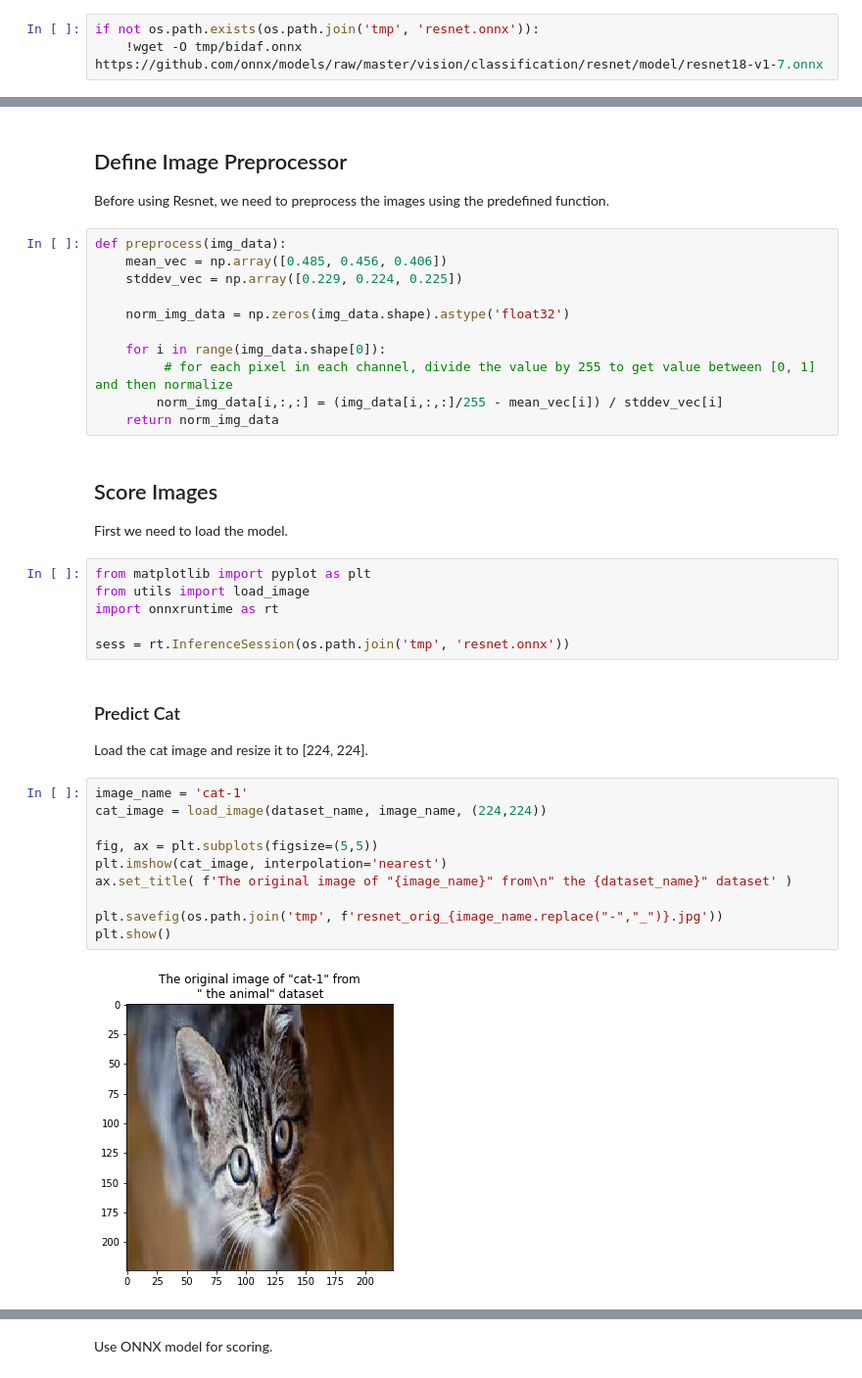
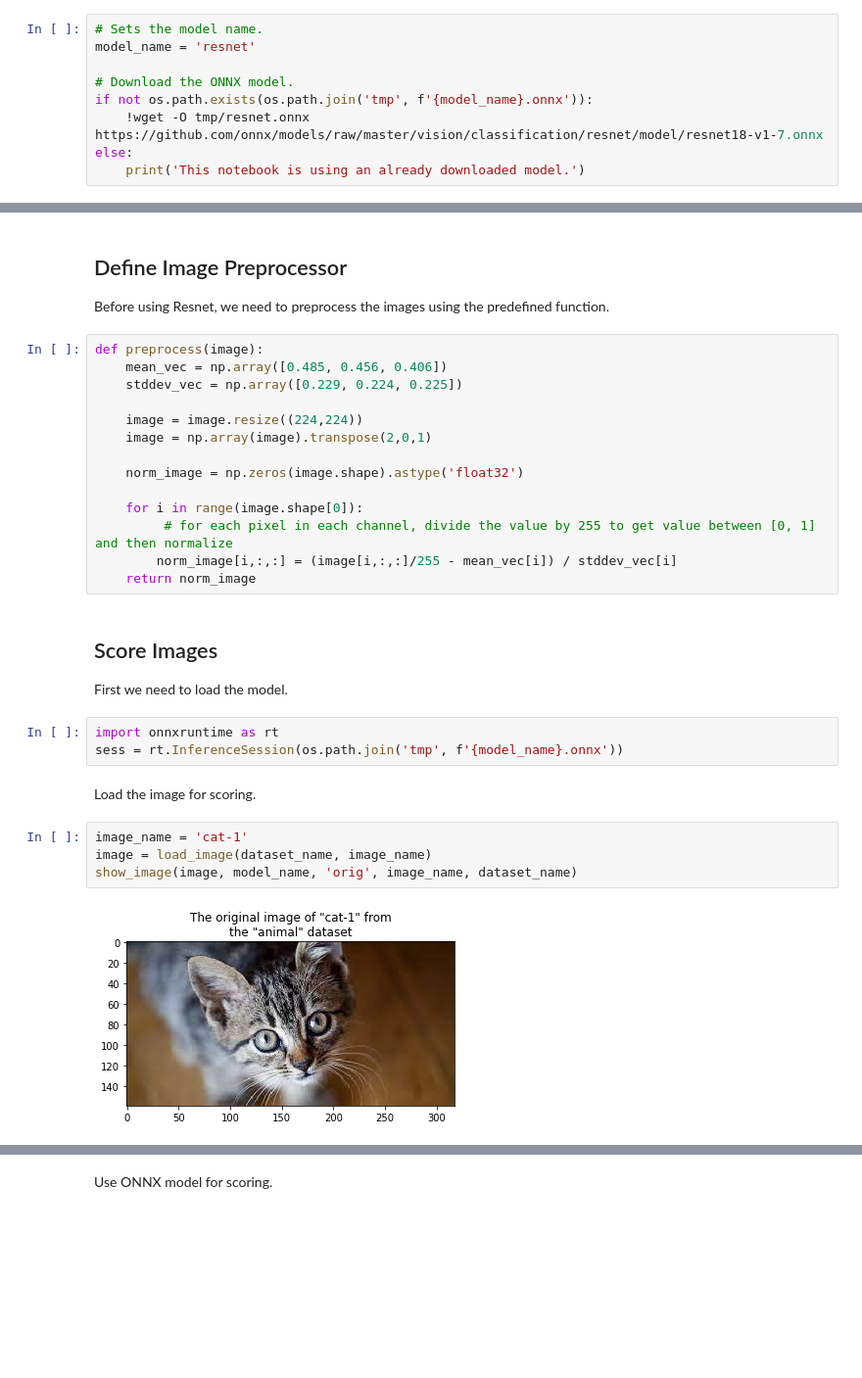
Before and after one commit to mmgalushka/onnx-hello-world, a Jupyter notebook: onnx_resnet.ipynb, the cells around one changed output, grey strips where cells are left out. Shown at 98% size. Drawn from its saved outputs; the diff is of its cells as text; blank space fills up the shorter version.

```diff
--- a/onnx_resnet.ipynb
+++ b/onnx_resnet.ipynb
@@ -46,5 +49,11 @@ Use the following [page](https://github.com/onnx/models/tree/master/vision/class
 
 **Please note that downloading ONNX models have a large size. To prevent the repeated download of the same model on the notebook restart we check whether the model already exists. If a model exists we skip the download. To force download, go to the "tmp" directory and delete the "resnet.onnx" file.**
 # %%
-if not os.path.exists(os.path.join('tmp', 'resnet.onnx')):
-    !wget -O tmp/bidaf.onnx https://github.com/onnx/models/raw/master/vision/classification/resnet/model/resnet18-v1-7.onnx
+# Sets the model name.
+model_name = 'resnet'
+
+# Download the ONNX model.
+if not os.path.exists(os.path.join('tmp', f'{model_name}.onnx')):
+    !wget -O tmp/resnet.onnx https://github.com/onnx/models/raw/master/vision/classification/resnet/model/resnet18-v1-7.onnx
+else:
+    print('This notebook is using an already downloaded model.')
@@ -53,40 +64,33 @@ if not os.path.exists(os.path.join('tmp', 'resnet.onnx')):
 
 Before using Resnet, we need to preprocess the images using the predefined function.
 # %%
-def preprocess(img_data):
+def preprocess(image):
     mean_vec = np.array([0.485, 0.456, 0.406])
     stddev_vec = np.array([0.229, 0.224, 0.225])
 
-    norm_img_data = np.zeros(img_data.shape).astype('float32')
+    image = image.resize((224,224))
+    image = np.array(image).transpose(2,0,1)
 
-    for i in range(img_data.shape[0]):
+    norm_image = np.zeros(image.shape).astype('float32')
+
+    for i in range(image.shape[0]):
          # for each pixel in each channel, divide the value by 255 to get value between [0, 1] and then normalize
-        norm_img_data[i,:,:] = (img_data[i,:,:]/255 - mean_vec[i]) / stddev_vec[i]
-    return norm_img_data
+        norm_image[i,:,:] = (image[i,:,:]/255 - mean_vec[i]) / stddev_vec[i]
+    return norm_image
 # %% [markdown]
 ## Score Images
 
 First we need to load the model.
 # %%
-from matplotlib import pyplot as plt
-from utils import load_image
 import onnxruntime as rt
-
-sess = rt.InferenceSession(os.path.join('tmp', 'resnet.onnx'))
+sess = rt.InferenceSession(os.path.join('tmp', f'{model_name}.onnx'))
-# %% [markdown]
-### Predict Cat
-
-Load the cat image and resize it to [224, 224].
-# %%
-image_name = 'cat-1'
-cat_image = load_image(dataset_name, image_name, (224,224))
-
-fig, ax = plt.subplots(figsize=(5,5))
-plt.imshow(cat_image, interpolation='nearest')
-ax.set_title( f'The original image of "{image_name}" from\n" the {dataset_name}" dataset' )
-
-plt.savefig(os.path.join('tmp', f'resnet_orig_{image_name.replace("-","_")}.jpg'))
-plt.show()
-# %% [output]
-[figure, removed]
+# %% [markdown]
+
+Load the image for scoring.
+# %%
+image_name = 'cat-1'
+image = load_image(dataset_name, image_name)
+show_image(image, model_name, 'orig', image_name, dataset_name)
+# %% [output]
+[figure, added]
 # %% [markdown]
```
Also changed, not shown: parts of 13 cells of this notebook, 8 other files.
